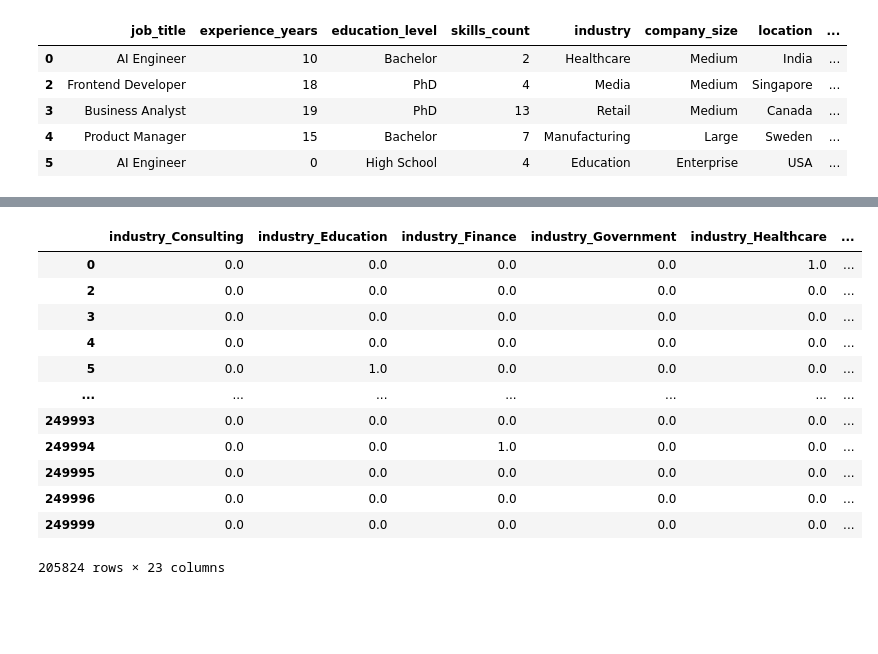
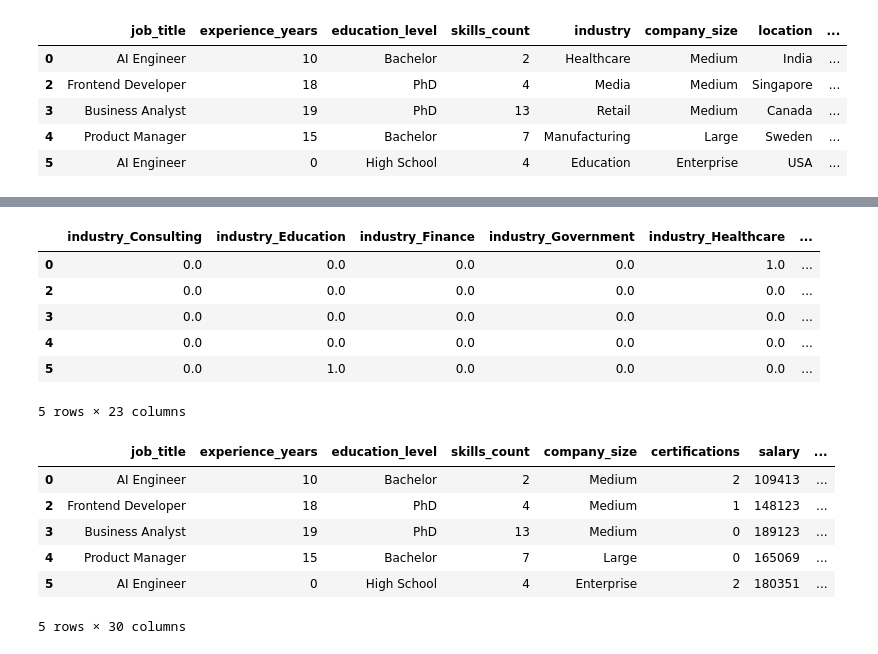
Before and after one commit to HafidzAfrieno/Data-Cleaning-Project, a Jupyter notebook: job_salary_cleaning.ipynb, the cells around one changed output, grey strips where cells are left out. Cells and saved outputs as stored; diff of their text form; code cells hidden in the pictures; blank space fills up the shorter version.

```diff
--- a/job_salary_cleaning.ipynb
+++ b/job_salary_cleaning.ipynb
@@ -156,26 +156,20 @@ nilai unik kolom: remote_work
 #label encoding (kategori setara/nominal)
 df_nominal = df[['industry','location','remote_work']]
 # %%
-from sklearn.preprocessing import OneHotEncoder
-encoder = OneHotEncoder()
+from sklearn.preprocessing import OneHotEncoder,OrdinalEncoder
+encoder = OneHotEncoder(sparse_output=False)
 # %%
-encoded = encoder.fit_transform(df[df_nominal.columns]).toarray()
+encoded = encoder.fit_transform(df[df_nominal.columns])
 encoder_df = pd.DataFrame(encoded,columns=encoder.get_feature_names_out(),index=df.index)
-encoder_df
+encoder_df.head(5)
 # %% [output]
 |  | industry_Consulting | industry_Education | industry_Finance | industry_Government | industry_Healthcare | ... |
 | 0 | 0.0 | 0.0 | 0.0 | 0.0 | 1.0 | ... |
 | 2 | 0.0 | 0.0 | 0.0 | 0.0 | 0.0 | ... |
 | 3 | 0.0 | 0.0 | 0.0 | 0.0 | 0.0 | ... |
 | 4 | 0.0 | 0.0 | 0.0 | 0.0 | 0.0 | ... |
 | 5 | 0.0 | 1.0 | 0.0 | 0.0 | 0.0 | ... |
-| ... | ... | ... | ... | ... | ... | ... |
-| 249993 | 0.0 | 0.0 | 0.0 | 0.0 | 0.0 | ... |
-| 249994 | 0.0 | 0.0 | 1.0 | 0.0 | 0.0 | ... |
-| 249995 | 0.0 | 0.0 | 0.0 | 0.0 | 0.0 | ... |
-| 249996 | 0.0 | 0.0 | 0.0 | 0.0 | 0.0 | ... |
-| 249999 | 0.0 | 0.0 | 0.0 | 0.0 | 0.0 | ... |
-205824 rows × 23 columns
+5 rows × 23 columns
 # %%
 df = pd.concat([df,encoder_df],axis=1)
 # %%
@@ -184,5 +178,15 @@ try:
 except:
     print("Error: Kolom tidak ditemukan atau sudah dihapus.")
     df
+# %%
+df.head(5)
+# %% [output]
+|  | job_title | experience_years | education_level | skills_count | company_size | certifications | salary | ... |
+| 0 | AI Engineer | 10 | Bachelor | 2 | Medium | 2 | 109413 | ... |
+| 2 | Frontend Developer | 18 | PhD | 4 | Medium | 1 | 148123 | ... |
+| 3 | Business Analyst | 19 | PhD | 13 | Medium | 0 | 189123 | ... |
+| 4 | Product Manager | 15 | Bachelor | 7 | Large | 0 | 165069 | ... |
+| 5 | AI Engineer | 0 | High School | 4 | Enterprise | 2 | 180351 | ... |
+5 rows × 30 columns
 # %%
 # mengolah data oridnal
```
Also changed, not shown: parts of 4 cells of this notebook.
